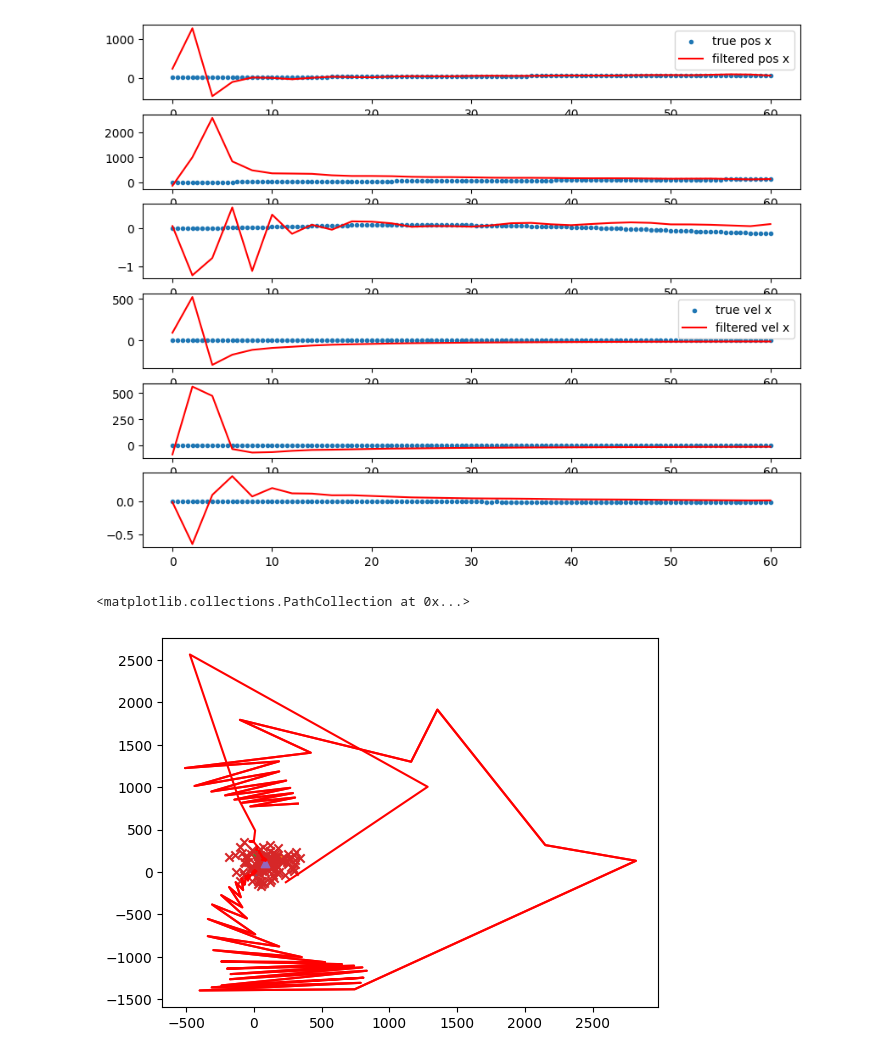
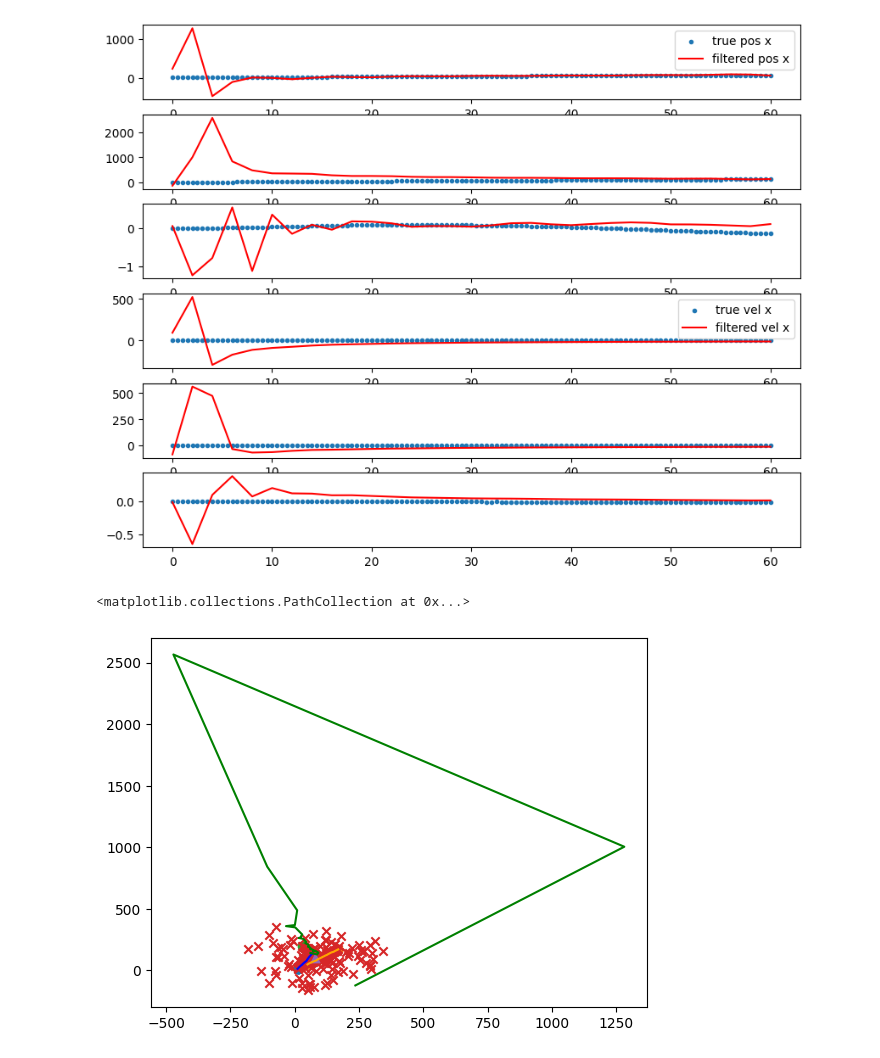
Before and after one commit to eholmgre/tda, a Jupyter notebook: notebook/radar_multi_target_clutter.ipynb, the cells around one changed output. Cells and saved outputs as stored; diff of their text form; code cells hidden in the pictures.

```diff
--- a/notebook/radar_multi_target_clutter.ipynb
+++ b/notebook/radar_multi_target_clutter.ipynb
@@ -164,13 +164,13 @@ kf3 = ExtendedKalman(x2_hat_0, P_hat_0, f, get_F, h, get_H, Q, R)
 for frame in sim.meas_queue:
     for m in frame:
         if m.target_id == 2:
-            kf2.update(m)
+            kf1.update(m)
         elif m.target_id == 3:
             kf2.update(m)
         elif m.target_id == 4:
             kf3.update(m)
 
-kf1_record = kf2.record()
+kf1_record = kf1.record()
 kf2_record = kf2.record()
 kf3_record = kf3.record()
 # %%
@@ -251,27 +251,27 @@ axs[5].plot(kf3_record["t"], kf3_record["x_hat"][:, 5], color="red", label="filt
 # %%
 Ny = sim_records["radar1"]["t"].shape[0]
 
 x_meas = np.zeros((Ny, 3))
 
 for i in range(Ny):
     x_meas[i] = hinv([sim_records["radar1"]["target_az"][i],
                       sim_records["radar1"]["target_el"][i],
                       sim_records["radar1"]["target_rng"][i]])[:3]
 
 plt.scatter(sim_records["lti_object2"]["x"], sim_records["lti_object2"]["y"])
 plt.scatter(sim_records["lti_object3"]["x"], sim_records["lti_object3"]["y"])
 plt.scatter(sim_records["lti_object4"]["x"], sim_records["lti_object4"]["y"])
 
 plt.scatter(sim_records["lti_object1"]["x"][0] + x_meas[:, 0],
             sim_records["lti_object1"]["y"][0] + x_meas[:, 1], marker="x")
 plt.plot(sim_records["lti_object1"]["x"][0] + kf1_record["x_hat"][:, 0],
-            sim_records["lti_object1"]["y"][0] + kf1_record["x_hat"][:, 1], color="red")
+            sim_records["lti_object1"]["y"][0] + kf1_record["x_hat"][:, 1], color="blue")
 plt.plot(sim_records["lti_object1"]["x"][0] + kf2_record["x_hat"][:, 0],
-            sim_records["lti_object1"]["y"][0] + kf2_record["x_hat"][:, 1], color="red")
+            sim_records["lti_object1"]["y"][0] + kf2_record["x_hat"][:, 1], color="orange")
 plt.plot(sim_records["lti_object1"]["x"][0] + kf3_record["x_hat"][:, 0],
-            sim_records["lti_object1"]["y"][0] + kf3_record["x_hat"][:, 1], color="red")
+            sim_records["lti_object1"]["y"][0] + kf3_record["x_hat"][:, 1], color="green")
 plt.scatter(sim_records["lti_object1"]["x"][0],
             sim_records["lti_object1"]["y"][0], marker="^")
 # %% [output]
 <matplotlib.collections.PathCollection at 0x...>
-[figure, old version]
+[figure, new version]
```
Also changed, not shown: parts of 2 cells of this notebook, 12 other files.
